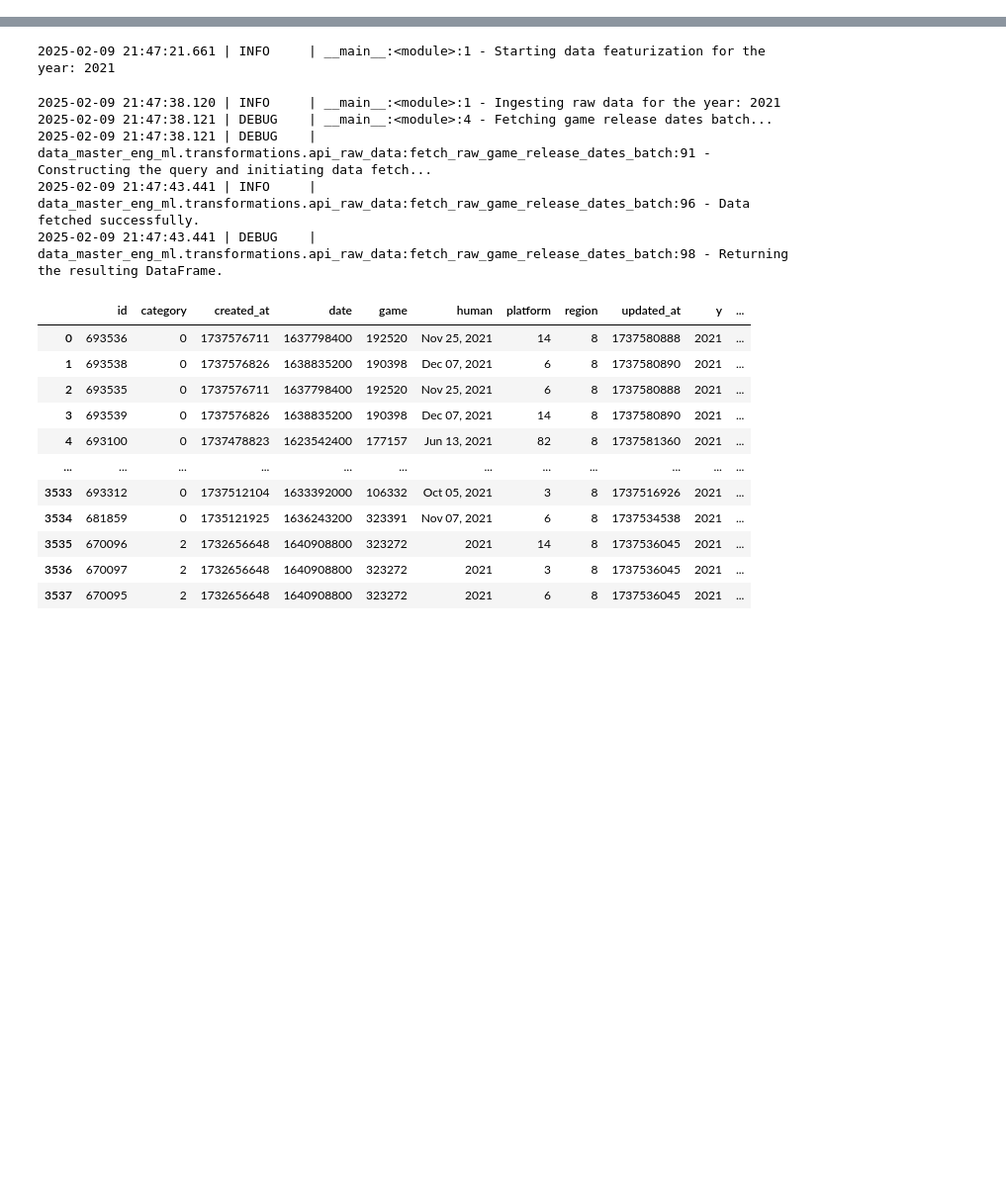
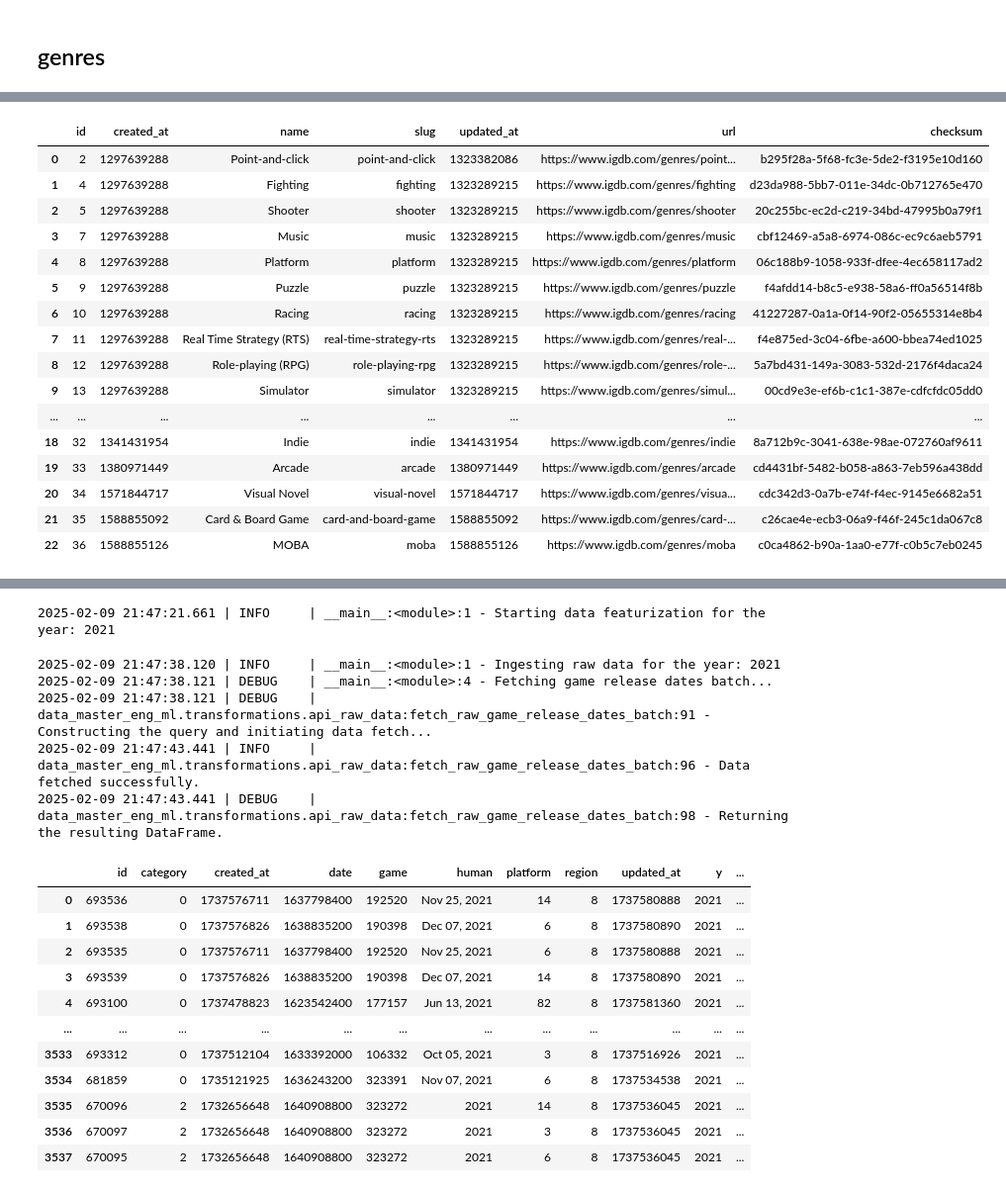
Before and after one commit to sjose03/data_master_eng_ml, a Jupyter notebook: notebooks/data_aquisition.ipynb, the cells around one changed output, grey strips where cells are left out. Shown at 99% size. Saved outputs shown, nothing was run; the diff lists cells and outputs as text; code cells hidden in the pictures; blank space fills up the shorter version.

```diff
--- a/notebooks/data_aquisition.ipynb
+++ b/notebooks/data_aquisition.ipynb
@@ -0,0 +151,15 @@
+# %% [markdown]
+## genres
+# %%
+url = f"{URL_TWITCH_BASE}/genres"
+fields = [
+    "*",
+]
+filters: Dict[str, str] = {}
+
+logger.debug("Constructing the query and initiating data fetch...")
+dataframe_games_genres = fetch_data_with_pagination(
+    url, build_query, fields, filters, schema=GenreSchema
+)
+dataframe_games_genres
+# %% [output]
@@ -0,0 +167,17 @@
+|  | id | created_at | name | slug | updated_at | url | checksum |
+| 0 | 2 | 1297639288 | Point-and-click | point-and-click | 1323382086 | https://www.igdb.com/genres/point... | b295f28a-5f68-fc3e-5de2-f3195e10d160 |
+| 1 | 4 | 1297639288 | Fighting | fighting | 1323289215 | https://www.igdb.com/genres/fighting | d23da988-5bb7-011e-34dc-0b712765e470 |
+| 2 | 5 | 1297639288 | Shooter | shooter | 1323289215 | https://www.igdb.com/genres/shooter | 20c255bc-ec2d-c219-34bd-47995b0a79f1 |
+| 3 | 7 | 1297639288 | Music | music | 1323289215 | https://www.igdb.com/genres/music | cbf12469-a5a8-6974-086c-ec9c6aeb5791 |
+| 4 | 8 | 1297639288 | Platform | platform | 1323289215 | https://www.igdb.com/genres/platform | 06c188b9-1058-933f-dfee-4ec658117ad2 |
+| 5 | 9 | 1297639288 | Puzzle | puzzle | 1323289215 | https://www.igdb.com/genres/puzzle | f4afdd14-b8c5-e938-58a6-ff0a56514f8b |
+| 6 | 10 | 1297639288 | Racing | racing | 1323289215 | https://www.igdb.com/genres/racing | 41227287-0a1a-0f14-90f2-05655314e8b4 |
+| 7 | 11 | 1297639288 | Real Time Strategy (RTS) | real-time-strategy-rts | 1323289215 | https://www.igdb.com/genres/real-... | f4e875ed-3c04-6fbe-a600-bbea74ed1025 |
+| 8 | 12 | 1297639288 | Role-playing (RPG) | role-playing-rpg | 1323289215 | https://www.igdb.com/genres/role-... | 5a7bd431-149a-3083-532d-2176f4daca24 |
+| 9 | 13 | 1297639288 | Simulator | simulator | 1323289215 | https://www.igdb.com/genres/simul... | 00cd9e3e-ef6b-c1c1-387e-cdfcfdc05dd0 |
+| ... | ... | ... | ... | ... | ... | ... | ... |
+| 18 | 32 | 1341431954 | Indie | indie | 1341431954 | https://www.igdb.com/genres/indie | 8a712b9c-3041-638e-98ae-072760af9611 |
+| 19 | 33 | 1380971449 | Arcade | arcade | 1380971449 | https://www.igdb.com/genres/arcade | cd4431bf-5482-b058-a863-7eb596a438dd |
+| 20 | 34 | 1571844717 | Visual Novel | visual-novel | 1571844717 | https://www.igdb.com/genres/visua... | cdc342d3-0a7b-e74f-f4ec-9145e6682a51 |
+| 21 | 35 | 1588855092 | Card & Board Game | card-and-board-game | 1588855092 | https://www.igdb.com/genres/card-... | c26cae4e-ecb3-06a9-f46f-245c1da067c8 |
+| 22 | 36 | 1588855126 | MOBA | moba | 1588855126 | https://www.igdb.com/genres/moba | c0ca4862-b90a-1aa0-e77f-c0b5c7eb0245 |
```
Also changed, not shown: parts of 37 cells of this notebook, 44 other files.
